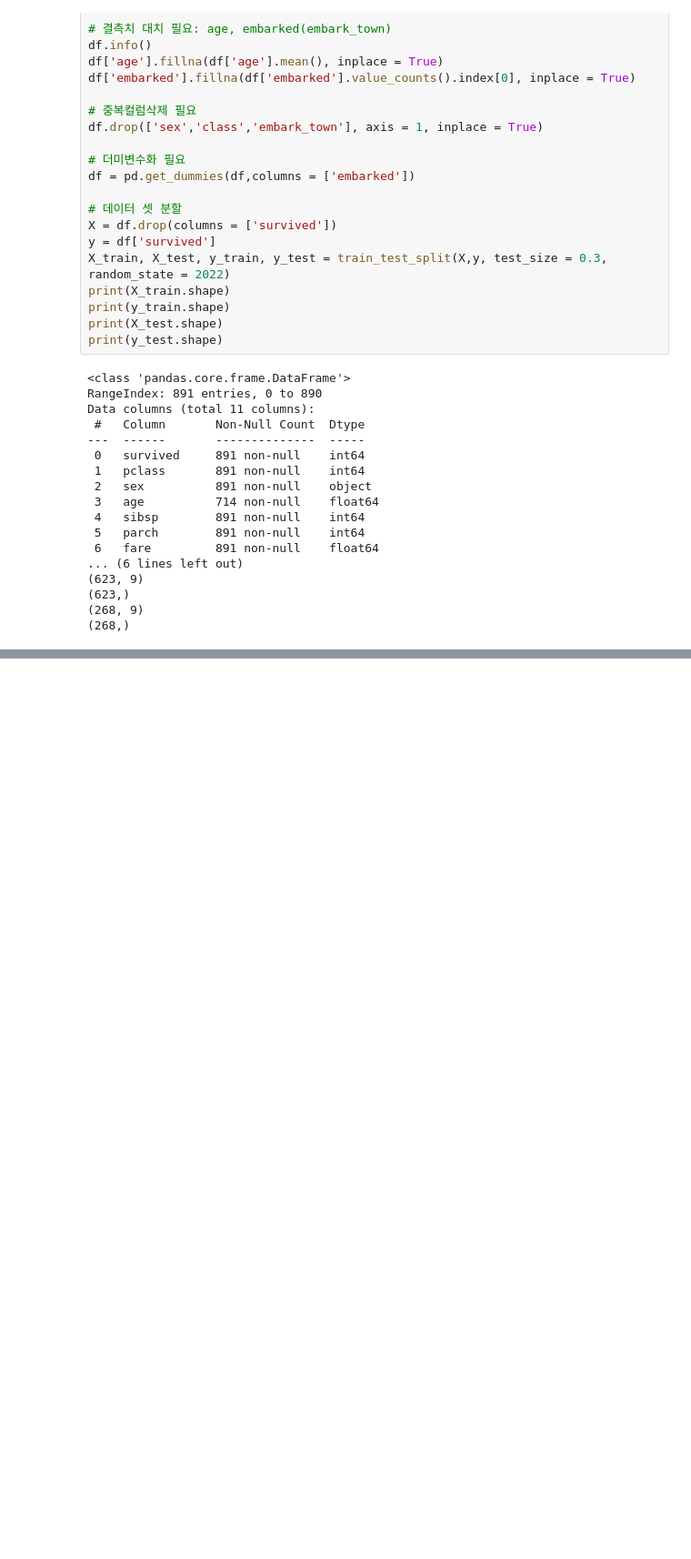
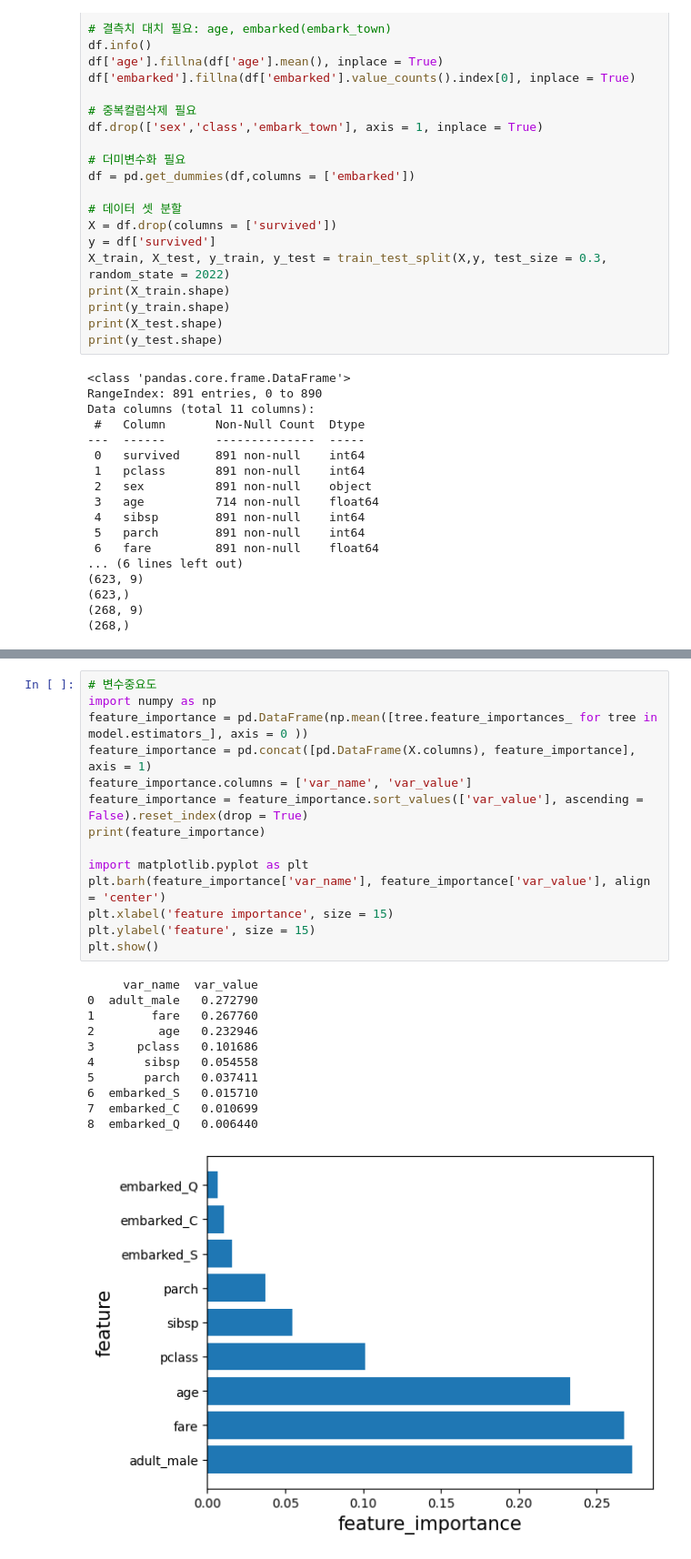
Before and after one commit to blackbutterfly0852/ADP_PRACTICE, a Jupyter notebook: 221114_앙상블.ipynb, the cells around one changed output, grey strips where cells are left out. Shown: that part at 91% size. Cells and saved outputs as stored; diff of their text form; blank space fills up the shorter version.

```diff
--- a/221114_앙상블.ipynb
+++ b/221114_앙상블.ipynb
@@ -460,0 +517,26 @@ Text(0, 0.5, 'feature')
+# %%
+# 변수중요도
+import numpy as np
+feature_importance = pd.DataFrame(np.mean([tree.feature_importances_ for tree in model.estimators_], axis = 0 ))
+feature_importance = pd.concat([pd.DataFrame(X.columns), feature_importance], axis = 1)
+feature_importance.columns = ['var_name', 'var_value']
+feature_importance = feature_importance.sort_values(['var_value'], ascending = False).reset_index(drop = True)
+print(feature_importance)
+
+import matplotlib.pyplot as plt
+plt.barh(feature_importance['var_name'], feature_importance['var_value'], align = 'center')
+plt.xlabel('feature importance', size = 15)
+plt.ylabel('feature', size = 15)
+plt.show()
+# %% [output]
+     var_name  var_value
+0  adult_male   0.272790
+1        fare   0.267760
+2         age   0.232946
+3      pclass   0.101686
+4       sibsp   0.054558
+5       parch   0.037411
+6  embarked_S   0.015710
+7  embarked_C   0.010699
+8  embarked_Q   0.006440
+[figure, added]
```
Also changed, not shown: parts of 8 cells of this notebook.
